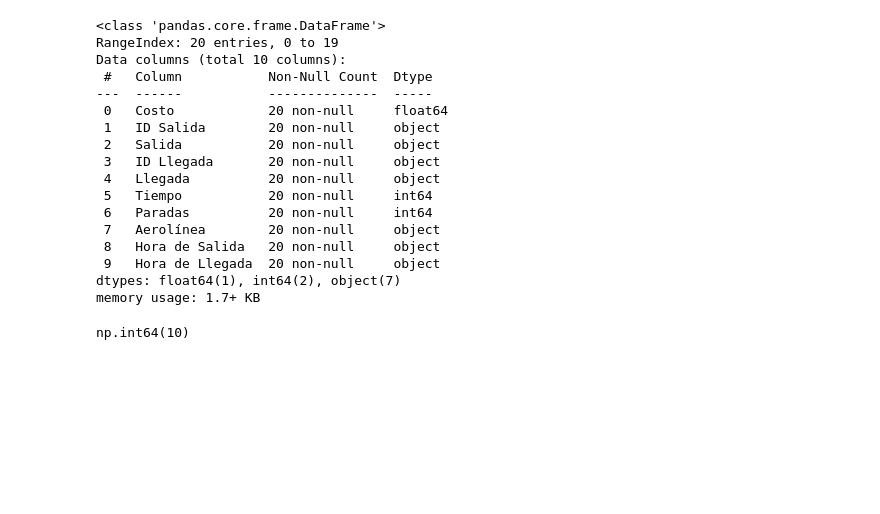
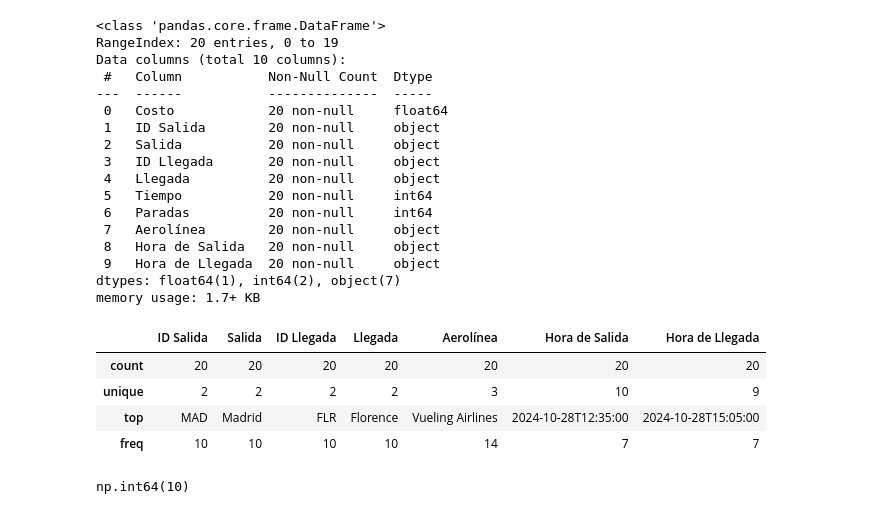
Before and after one commit to ngcarvajall/Entrega-Proyecto-ProyectoExplorandoViajes---Nelson-, a Jupyter notebook: EDA/Exploracion.ipynb, the cells around one changed output. Drawn from its saved outputs; the diff is of its cells as text; code cells hidden in the pictures; blank space fills up the shorter version.

```diff
--- a/EDA/Exploracion.ipynb
+++ b/EDA/Exploracion.ipynb
@@ -154,6 +154,14 @@ Data columns (total 10 columns):
  9   Hora de Llegada  20 non-null     object
 dtypes: float64(1), int64(2), object(7)
 memory usage: 1.7+ KB
+# %%
+df_vuelos_florencia.describe(include='O')
+# %% [output]
+|  | ID Salida | Salida | ID Llegada | Llegada | Aerolínea | Hora de Salida | Hora de Llegada |
+| count | 20 | 20 | 20 | 20 | 20 | 20 | 20 |
+| unique | 2 | 2 | 2 | 2 | 3 | 10 | 9 |
+| top | MAD | Madrid | FLR | Florence | Vueling Airlines | 2024-10-28T12:35:00 | 2024-10-28T15:05:00 |
+| freq | 10 | 10 | 10 | 10 | 14 | 7 | 7 |
 # %%
 df_vuelos_florencia['Hora de Salida'].duplicated().sum()
 # %% [output]
```
Also changed, not shown: parts of 17 cells of this notebook, 1 other file.
